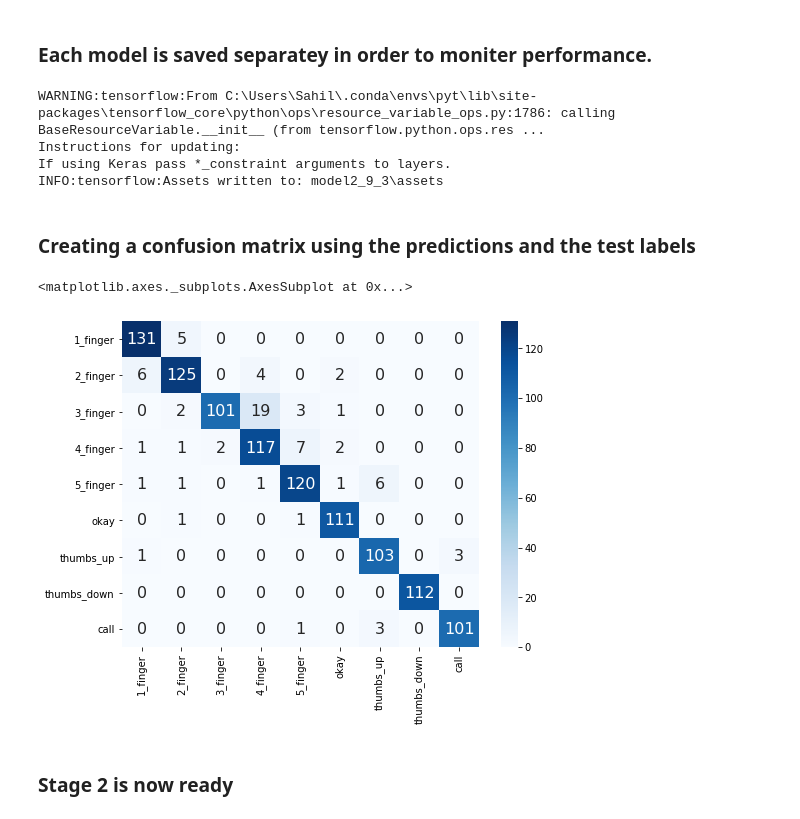
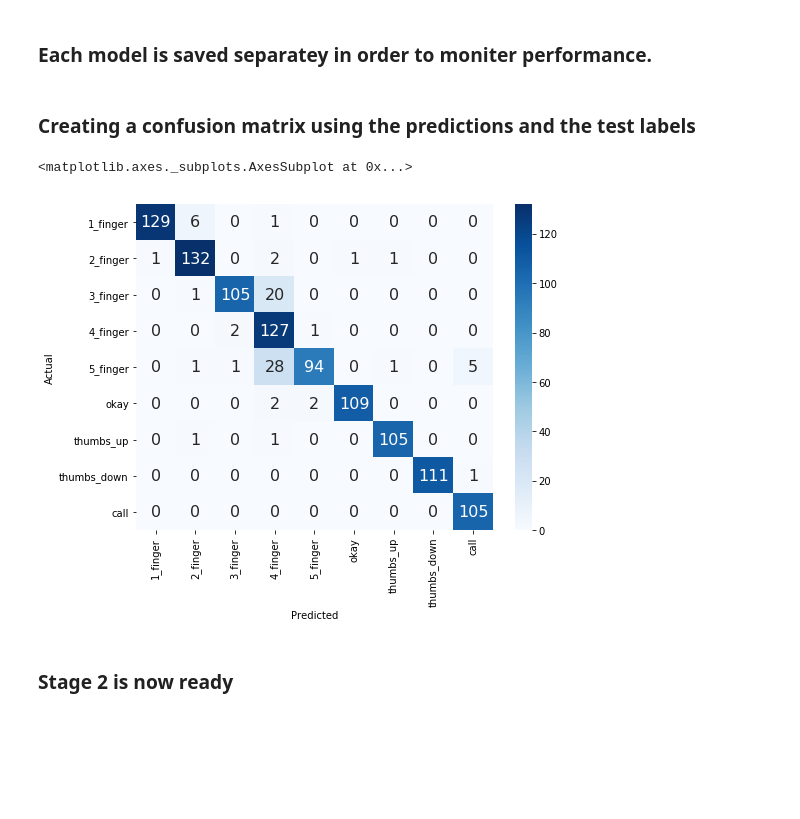
Before and after one commit to stacks13/InteractiveHologram, a Jupyter notebook: InteractiveHologram.ipynb, the cells around one changed output. Saved outputs shown, nothing was run; the diff lists cells and outputs as text; code cells hidden in the pictures; blank space fills up the shorter version.

```diff
--- a/InteractiveHologram.ipynb
+++ b/InteractiveHologram.ipynb
@@ -89,7 +88,7 @@ numba parallelizes the search
 @jit(nopython=True, parallel=True, cache=True)
 def get_locations(src, threshold):
     location = List()
-    blockwidth=2
+    blockwidth=1
 
     endout = src.shape[1] - blockwidth
     endin = src.shape[0] - blockwidth
@@ -340,4 +341,5 @@ Plotting the points received from stage 2
 # %%
+%matplotlib inline
 lines = [
     [0, 1, 2, 3, 4],
     [0, 5, 6, 7, 8],
@@ -347,8 +349,12 @@ lines = [
 ]
 cols = 'bgrcm'
 points = np.array(points)
+plt.figure(figsize=(12, 5))
+ax1 = plt.subplot(1, 2, 1)
 for i in range(len(lines)):
-    plt.plot(points[lines[i]][:, 0], points[lines[i]][:, 1], '-{}'.format(cols[i%5]))
-plt.xlim([0, 64])
-plt.ylim([64, 0])
+    ax1.plot(points[lines[i]][:, 0], points[lines[i]][:, 1], '-{}'.format(cols[i%5]))
+ax1.set_xlim([0, 64])
+ax1.set_ylim([64, 0])
+ax2 = plt.subplot(1, 2, 2)
+ax2.imshow(frame)
 # %% [output]
@@ -477,3 +487,21 @@ while True:
 cam.release()
 plt.close()
 cv2.destroyAllWindows()
+# %%
+if os.path.exists('data/{}.json'.format(label)):
+    js = json.loads(open('data/{}.json'.format(label)).read())
+else:
+    js = []
+
+for i in points:
+    flattened = np.array(i[1]).flatten()
+#     for j in i[1]:
+#         flattened.extend(j.l
+
+    js.append({
+        'file': f"{label}/{i[0]}.jpg",
+        'data': [[int(j[0]), int(j[1])] for j in i[1]],
+        'flattened': [int(j) for j in flattened],
+        'label': label
+    })
+open('data/{}.json'.format(label), 'w').write(json.dumps(js))
@@ -583,5 +613,5 @@ _________________________________________________________________
 # %%
-model.compile(optimizer='adam',
+model.compile(optimizer='rmsprop',
               loss=tf.keras.losses.SparseCategoricalCrossentropy(from_logits=True),
               metrics=['accuracy'])
 # %% [markdown]
@@ -623,9 +661,4 @@ predictions = probability_model.predict(X_test.values)
 # %% [markdown]
 ### Each model is saved separatey in order to moniter performance.
 # %%
-model.save('model2_9_3')
+model.save('model')
-# %% [output]
-WARNING:tensorflow:From C:\Users\Sahil\.conda\envs\pyt\lib\site-packages\tensorflow_core\python\ops\resource_variable_ops.py:1786: calling BaseResourceVariable.__init__ (from tensorflow.python.ops.res ...
-Instructions for updating:
-If using Keras pass *_constraint arguments to layers.
-INFO:tensorflow:Assets written to: model2_9_3\assets
@@ -634,13 +669,15 @@ INFO:tensorflow:Assets written to: model2_9_3\assets
 # %%
 %matplotlib inline
 p1 = np.array([np.argmax(i) for i in predictions])
 conf_matrix = pd.DataFrame(tf.math.confusion_matrix(Y_test_, p1).numpy(), index=labels, columns=labels)
+conf_matrix.index.name = 'Actual'
+conf_matrix.columns.name = 'Predicted'
 fig_dims = (8, 6)
 fig, ax = plt.subplots(figsize=fig_dims)
 sns.heatmap(conf_matrix, annot=True, cmap="Blues", annot_kws={"size": 16}, fmt='d')
 # %% [output]
 <matplotlib.axes._subplots.AxesSubplot at 0x...>
-[figure, old version]
+[figure, new version]
 # %% [markdown]
 ### Stage 2 is now ready
 # %% [markdown]
```
Also changed, not shown: parts of 21 cells of this notebook, 10 other files.
